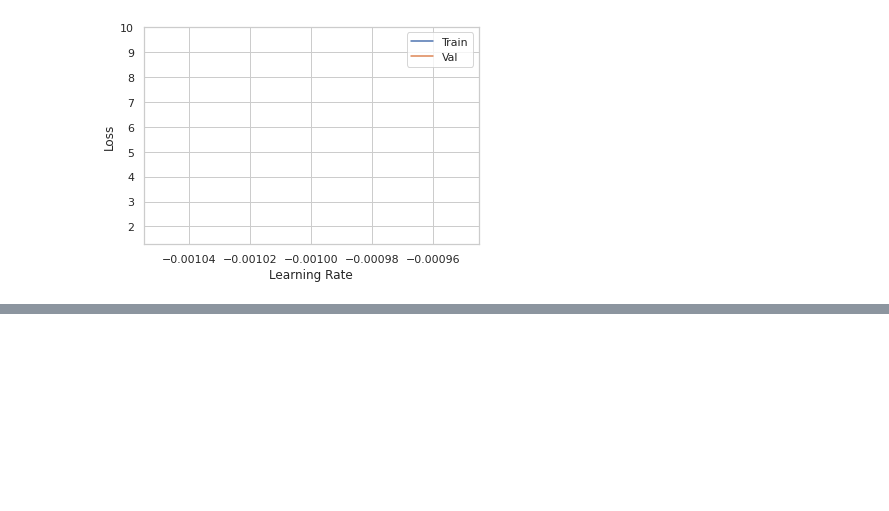
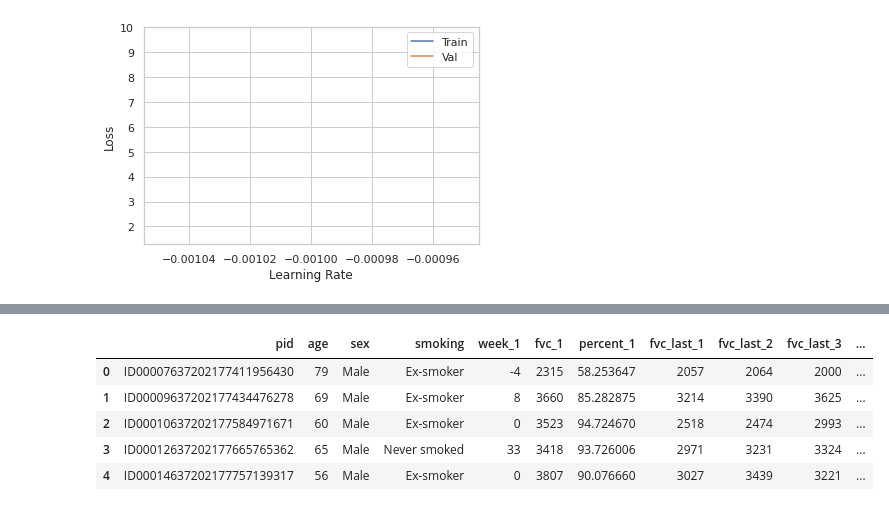
Before and after one commit to seahrh/kaggle-osic-pulmonary-fibrosis-progression, a Jupyter notebook: efficientnet.ipynb, the cells around one changed output, grey strips where cells are left out. Drawn from its saved outputs; the diff is of its cells as text; code cells hidden in the pictures; blank space fills up the shorter version.

Commit message:
update cv features into dataframe

```diff
--- a/efficientnet.ipynb
+++ b/efficientnet.ipynb
@@ -227,3 +241,6 @@ plot_history(history)
 [figure]
 [figure]
 [figure]
+# %%
+model = keras.models.load_model('best_model.h5')
+model.summary()
@@ -229,0 +266,3 @@ plot_history(history)
+# %%
+preds = model.predict(test_gen, use_multiprocessing=False, workers=4, verbose=1)
+print(f'preds.shape={preds.shape}')
@@ -229,0 +272,6 @@ plot_history(history)
+# %%
+preds = preds.T
+data['fvc_last_3_cv'] = preds[0]
+data['fvc_last_2_cv'] = preds[1]
+data['fvc_last_1_cv'] = preds[2]
+data.info()
@@ -229,0 +305,2 @@ plot_history(history)
+# %%
+data.drop(['img'], axis=1, inplace=True)
@@ -229,0 +438,9 @@ plot_history(history)
+# %%
+train.head()
+# %% [output]
+|  | pid | age | sex | smoking | week_1 | fvc_1 | percent_1 | fvc_last_1 | fvc_last_2 | fvc_last_3 | ... |
+| 0 | ID00007637202177411956430 | 79 | Male | Ex-smoker | -4 | 2315 | 58.253647 | 2057 | 2064 | 2000 | ... |
+| 1 | ID00009637202177434476278 | 69 | Male | Ex-smoker | 8 | 3660 | 85.282875 | 3214 | 3390 | 3625 | ... |
+| 2 | ID00010637202177584971671 | 60 | Male | Ex-smoker | 0 | 3523 | 94.724670 | 2518 | 2474 | 2993 | ... |
+| 3 | ID00012637202177665765362 | 65 | Male | Never smoked | 33 | 3418 | 93.726006 | 2971 | 3231 | 3324 | ... |
+| 4 | ID00014637202177757139317 | 56 | Male | Ex-smoker | 0 | 3807 | 90.076660 | 3027 | 3439 | 3221 | ... |
```
Also changed, not shown: parts of 10 cells of this notebook.
